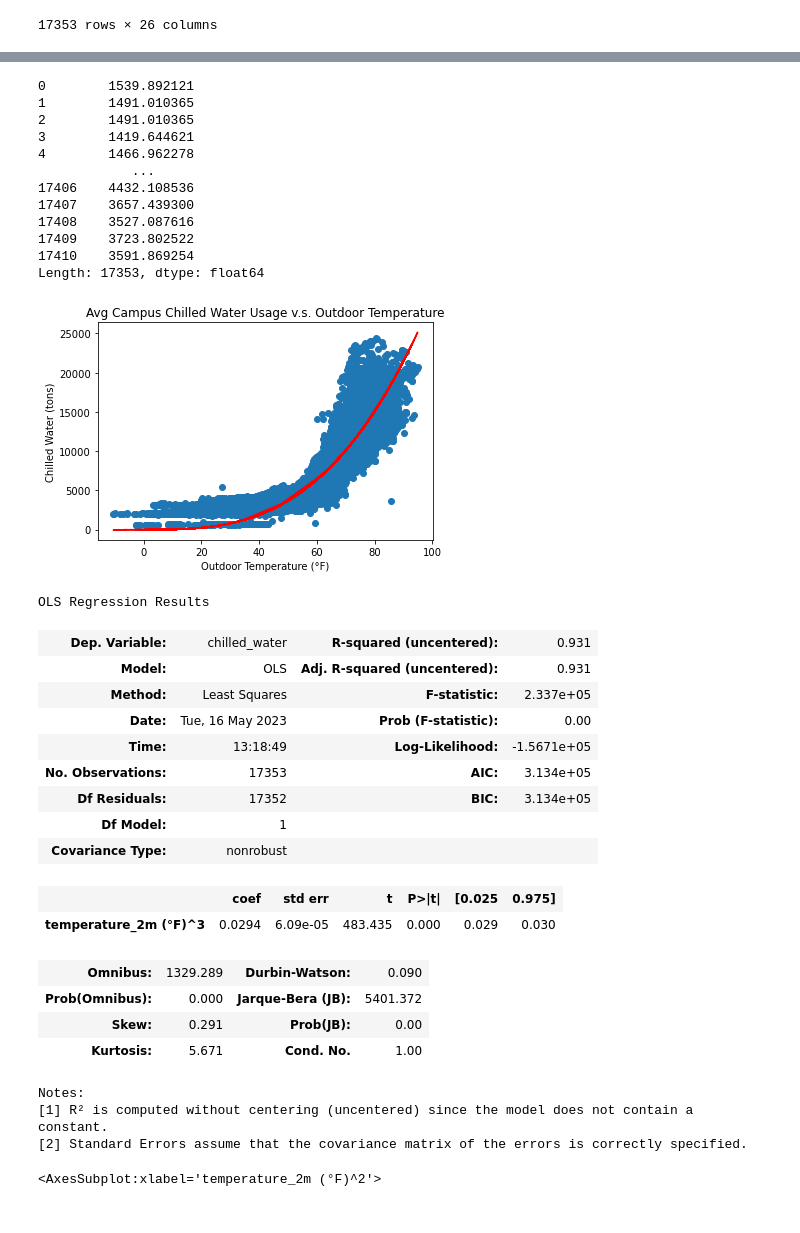
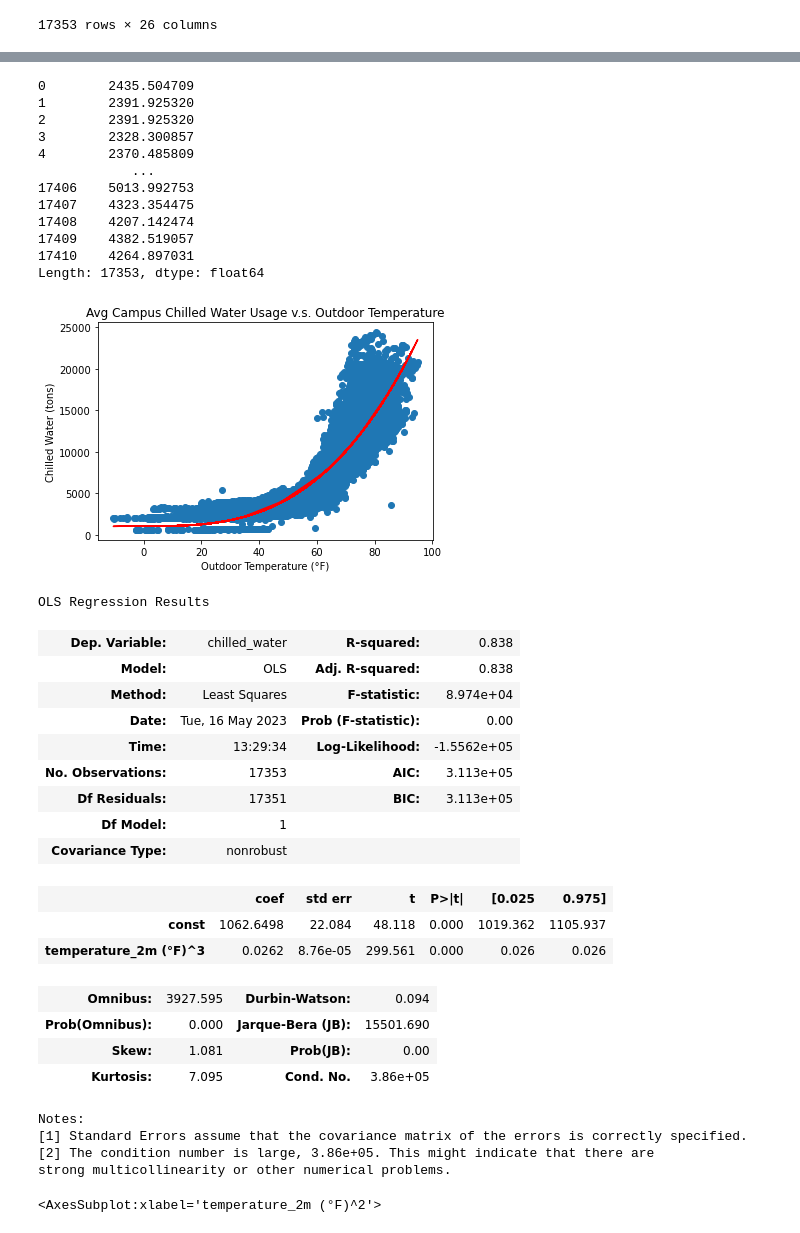
Before and after one commit to thereidfleish/ORIE-3120-Final-Project, a Jupyter notebook: ORIEProject/chilled_water.ipynb, the cells around one changed output, grey strips where cells are left out. Drawn from its saved outputs; the diff is of its cells as text; code cells hidden in the pictures.

```diff
--- a/ORIEProject/chilled_water.ipynb
+++ b/ORIEProject/chilled_water.ipynb
@@ -287,7 +287,7 @@ df
 17353 rows × 26 columns
 # %%
 X = df[["temperature_2m (°F)"]]
-# X = sm.add_constant(X)
+X = sm.add_constant(X)
 model_q1 = sm.OLS(Y, X).fit()
 predictions = model_q1.predict(X)
 print(predictions)
@@ -385,52 +385,54 @@ Notes:
 strong multicollinearity or other numerical problems.
 # %%
 X = df[["temperature_2m (°F)^3"]]
-# X = sm.add_constant(X)
+X = sm.add_constant(X)
 model_q1 = sm.OLS(Y, X).fit()
 predictions = model_q1.predict(X)
 print(predictions)
 
 plt.scatter(df["temperature_2m (°F)"], Y)
 plt.plot(df["temperature_2m (°F)"], predictions, c="red")
 plt.title("Avg Campus Chilled Water Usage v.s. Outdoor Temperature")
 plt.xlabel("Outdoor Temperature (°F)")
 plt.ylabel("Chilled Water (tons)")
 plt.show()
 
 model_q1.summary()
 # %% [output]
-0        1539.892121
-1        1491.010365
-2        1491.010365
-3        1419.644621
-4        1466.962278
+0        2435.504709
+1        2391.925320
+2        2391.925320
+3        2328.300857
+4        2370.485809
             ...
-17406    4432.108536
-17407    3657.439300
-17408    3527.087616
-17409    3723.802522
-17410    3591.869254
+17406    5013.992753
+17407    4323.354475
+17408    4207.142474
+17409    4382.519057
+17410    4264.897031
 Length: 17353, dtype: float64
-[figure, old version]
+[figure, new version]
 OLS Regression Results
-| Dep. Variable: | chilled_water | R-squared (uncentered): | 0.931 |
-| Model: | OLS | Adj. R-squared (uncentered): | 0.931 |
-| Method: | Least Squares | F-statistic: | 2.337e+05 |
+| Dep. Variable: | chilled_water | R-squared: | 0.838 |
+| Model: | OLS | Adj. R-squared: | 0.838 |
+| Method: | Least Squares | F-statistic: | 8.974e+04 |
 | Date: | Tue, 16 May 2023 | Prob (F-statistic): | 0.00 |
-| Time: | 13:18:49 | Log-Likelihood: | -1.5671e+05 |
-| No. Observations: | 17353 | AIC: | 3.134e+05 |
-| Df Residuals: | 17352 | BIC: | 3.134e+05 |
+| Time: | 13:29:34 | Log-Likelihood: | -1.5562e+05 |
+| No. Observations: | 17353 | AIC: | 3.113e+05 |
+| Df Residuals: | 17351 | BIC: | 3.113e+05 |
 | Df Model: | 1 |  |  |
 | Covariance Type: | nonrobust |  |  |
 |  | coef | std err | t | P>|t| | [0.025 | 0.975] |
-| temperature_2m (°F)^3 | 0.0294 | 6.09e-05 | 483.435 | 0.000 | 0.029 | 0.030 |
+| const | 1062.6498 | 22.084 | 48.118 | 0.000 | 1019.362 | 1105.937 |
+| temperature_2m (°F)^3 | 0.0262 | 8.76e-05 | 299.561 | 0.000 | 0.026 | 0.026 |
-| Omnibus: | 1329.289 | Durbin-Watson: | 0.090 |
-| Prob(Omnibus): | 0.000 | Jarque-Bera (JB): | 5401.372 |
-| Skew: | 0.291 | Prob(JB): | 0.00 |
-| Kurtosis: | 5.671 | Cond. No. | 1.00 |
+| Omnibus: | 3927.595 | Durbin-Watson: | 0.094 |
+| Prob(Omnibus): | 0.000 | Jarque-Bera (JB): | 15501.690 |
+| Skew: | 1.081 | Prob(JB): | 0.00 |
+| Kurtosis: | 7.095 | Cond. No. | 3.86e+05 |
 Notes:
-[1] R² is computed without centering (uncentered) since the model does not contain a constant.
-[2] Standard Errors assume that the covariance matrix of the errors is correctly specified.
+[1] Standard Errors assume that the covariance matrix of the errors is correctly specified.
+[2] The condition number is large, 3.86e+05. This might indicate that there are
+strong multicollinearity or other numerical problems.
 # %%
 # checking assumptions-- constant variance
 x_cubed = X["temperature_2m (°F)^2"]
```
Also changed, not shown: parts of 2 cells of this notebook.
